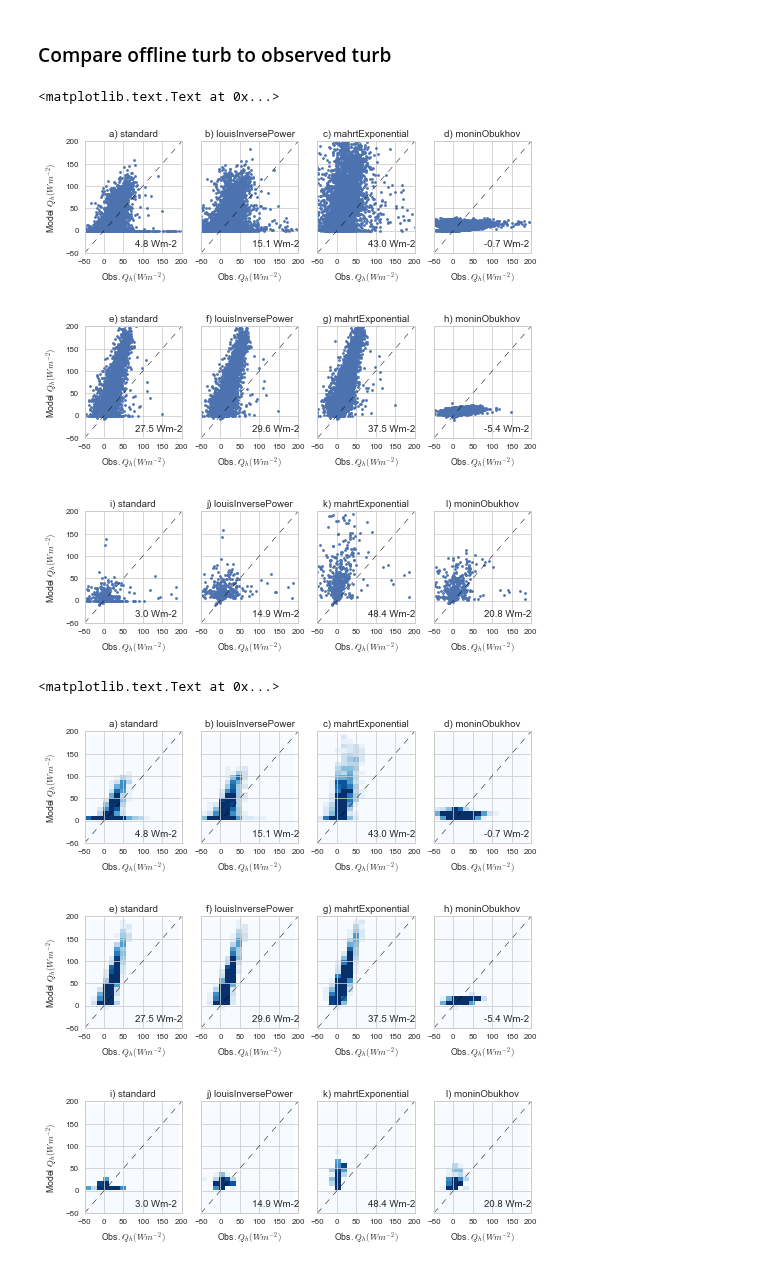
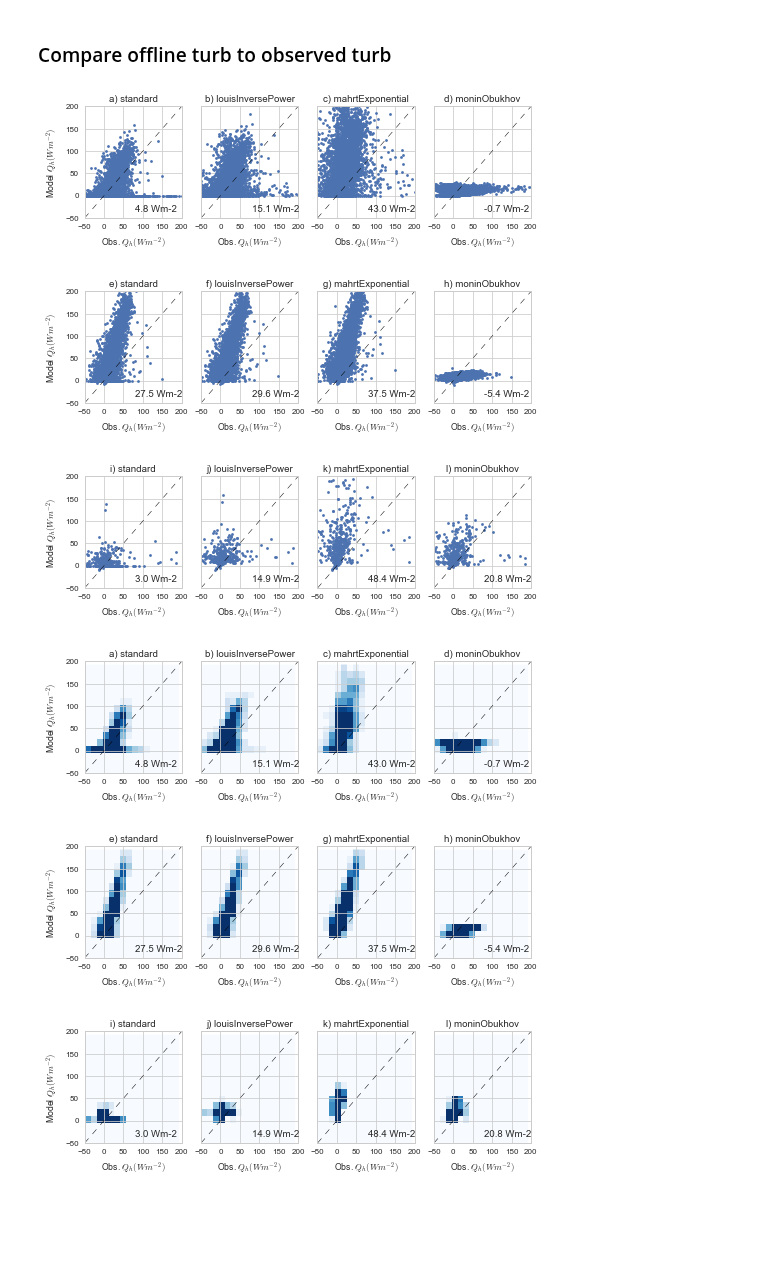
Before and after one commit to klapo/TurbulenceFeedbacks, a Jupyter notebook: TF.OfflineTurb.SCP_SNQ.Bias.ipynb, the cells around one changed output. Cells and saved outputs as stored; diff of their text form; code cells hidden in the pictures; blank space fills up the shorter version.

Commit message:
Small formatting changes to figures.

```diff
--- a/TF.OfflineTurb.SCP_SNQ.Bias.ipynb
+++ b/TF.OfflineTurb.SCP_SNQ.Bias.ipynb
@@ -120,6 +121,7 @@ SCP_latent_15m = xr.open_dataset('OfflineTurb.SCP.latent_15m.ALL.nc')
 # %% [markdown]
 ### Compare offline turb to observed turb
 # %%
+os.chdir(dirPrint)
 # -------------------------------------------------------------------------------------------------------
 # SCP - 15m
 ymin = -50
@@ -143,6 +145,7 @@ for ix, stab in enumerate(ixStability):
     ax.set_xlabel('Obs. $Q_h (Wm^{-2})$')
     ax.text(80, -35, '%2.1f' % bias + ' Wm-2')
 axes[0].set_ylabel('Model $Q_h (Wm^{-2})$')
+fig.savefig('OfflineTurb.SCP_15m.Scatter_Bias.pdf')
 
 # -------------------------------------------------------------------------------------------------------
 # SCP - 2m
@@ -167,6 +170,7 @@ for ix, stab in enumerate(ixStability):
     ax.set_xlabel('Obs. $Q_h (Wm^{-2})$')
     ax.text(80, -35, '%2.1f' % bias + ' Wm-2')
 axes[0].set_ylabel('Model $Q_h (Wm^{-2})$')
+fig.savefig('OfflineTurb.SCP_2m.Scatter_Bias.pdf')
 
 # -------------------------------------------------------------------------------------------------------
 # SNQ
@@ -191,12 +195,13 @@ for ix, stab in enumerate(ixStability):
     ax.set_xlabel('Obs. $Q_h (Wm^{-2})$')
     ax.text(80, -35, '%2.1f' % bias + ' Wm-2')
 axes[0].set_ylabel('Model $Q_h (Wm^{-2})$')
+fig.savefig('OfflineTurb.SNQ.Scatter_Bias.pdf')
 # %% [output]
-<matplotlib.text.Text at 0x...>
 [figure]
 [figure]
 [figure]
 # %%
+os.chdir(dirPrint)
 # -------------------------------------------------------------------------------------------------------
 # SCP - 15m
 ymin = -50
@@ -204,7 +209,7 @@ ymax = 200
 dx = 15
 xmin = ymin
 xmax = ymax
-dy = dy
+dy = dx
 
 # Format figure
 fig, axes = plt.subplots(1, 4, figsize=(8, 2), sharex='col', sharey='row')
@@ -225,6 +230,7 @@ for ix, stab in enumerate(ixStability):
     ax.set_xlabel('Obs. $Q_h (Wm^{-2})$')
     ax.text(80, -35, '%2.1f' % bias + ' Wm-2')
 axes[0].set_ylabel('Model $Q_h (Wm^{-2})$')
+fig.savefig('OfflineTurb.SCP_15m.2dHist_Bias.pdf')
 
 # -------------------------------------------------------------------------------------------------------
 # SCP - 2m
@@ -238,40 +244,41 @@ cmap = kgraph.cmap_discretize(cm.Blues, 15)
 for ix, stab in enumerate(ixStability):
     ax = axes[ix]
     bias = np.nanmean(SCP_sensible_1m[stab] + SCP.w_tc__2m[SCPind])
-    ax.hist2d(-SCP.w_tc__2m[SCPind], SCP_sensible_1m[stab].values,
+    im = ax.hist2d(-SCP.w_tc__2m[SCPind], SCP_sensible_1m[stab].values,
               bins=(np.arange(xmin, xmax, dx), np.arange(ymin, ymax, dy)),
               cmap=cmap, vmin=5, vmax=100)
     ax.plot([xmin, xmax], [ymin, ymax], 'k--', linewidth=.5)
     ax.set_title(ascii_lowercase[ix + 4] + ") " + stab)
     ax.set_ylim(ymin, ymax)
     ax.set_xlim(xmin, xmax)
     ax.set_xlabel('Obs. $Q_h (Wm^{-2})$')
     ax.text(80, -35, '%2.1f' % bias + ' Wm-2')
 axes[0].set_ylabel('Model $Q_h (Wm^{-2})$')
+fig.savefig('OfflineTurb.SCP_2m.2dHist_Bias.pdf')
 
 # -------------------------------------------------------------------------------------------------------
 # SNQ
 
 # Format figure
 fig, axes = plt.subplots(1, 4, figsize=(8, 2), sharex='col', sharey='row')
 axes = axes.flatten()
 
 # Simulated turbulence
 for ix, stab in enumerate(ixStability):
     ax = axes[ix]
     bias = np.nanmean(SNQ_sensible[stab] - SNQ.SensFlux[SNQind])
     ax.hist2d(SNQ.SensFlux[SNQind], SNQ_sensible[stab].values,
               bins=(np.arange(xmin, xmax, dx), np.arange(ymin, ymax, dy)),
               cmap=cmap, vmin=5, vmax=20)
     ax.plot([xmin, xmax], [ymin, ymax], 'k--', linewidth=.5)
     ax.set_title(ascii_lowercase[ix + 8] + ") " + stab)
     ax.set_ylim(ymin, ymax)
     ax.set_xlim(xmin, xmax)
     ax.set_xlabel('Obs. $Q_h (Wm^{-2})$')
     ax.text(80, -35, '%2.1f' % bias + ' Wm-2')
 axes[0].set_ylabel('Model $Q_h (Wm^{-2})$')
+fig.savefig('OfflineTurb.SNQ.2dHist_Bias.pdf')
 # %% [output]
-<matplotlib.text.Text at 0x...>
-[figure, old version]
+[figure, new version]
-[figure, old version]
+[figure, new version]
-[figure, old version]
+[figure, new version]
```
Also changed, not shown: parts of 2 cells of this notebook, 1 other file.
